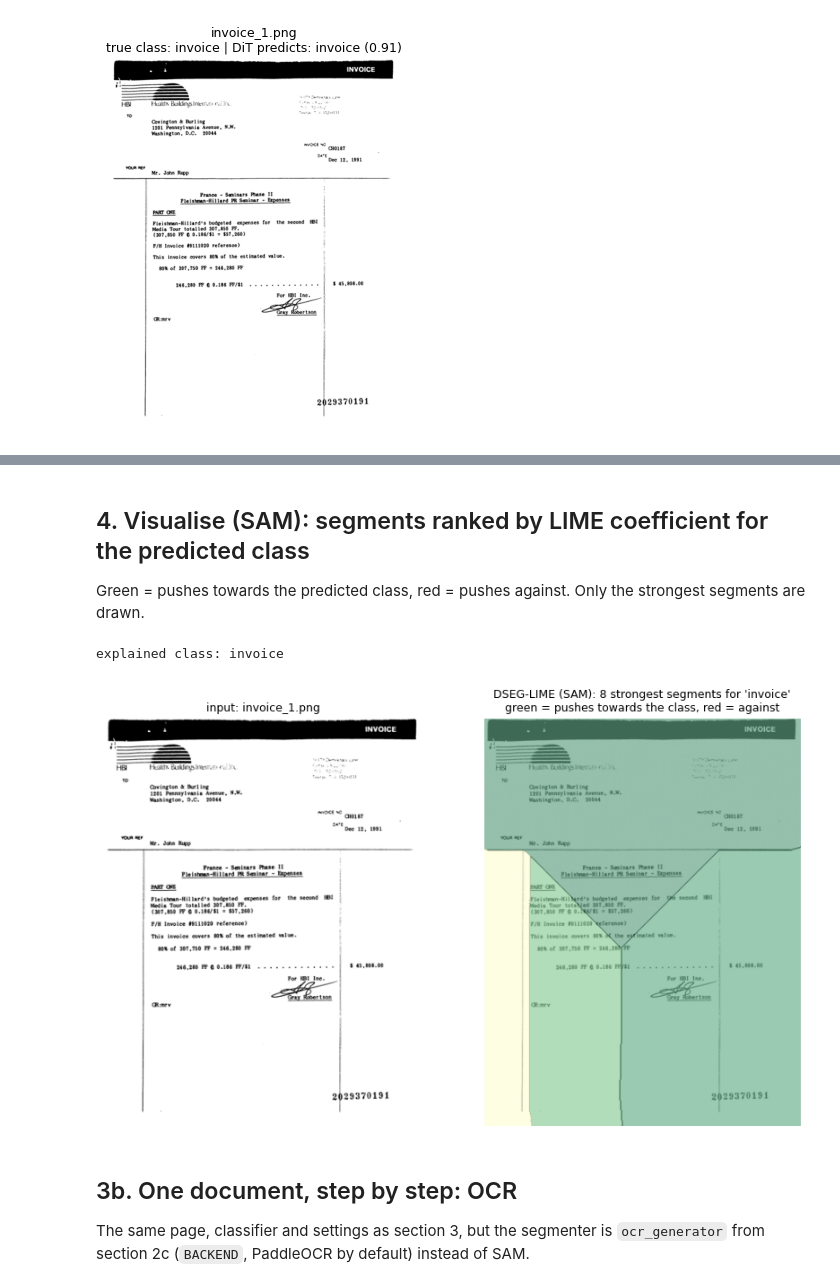
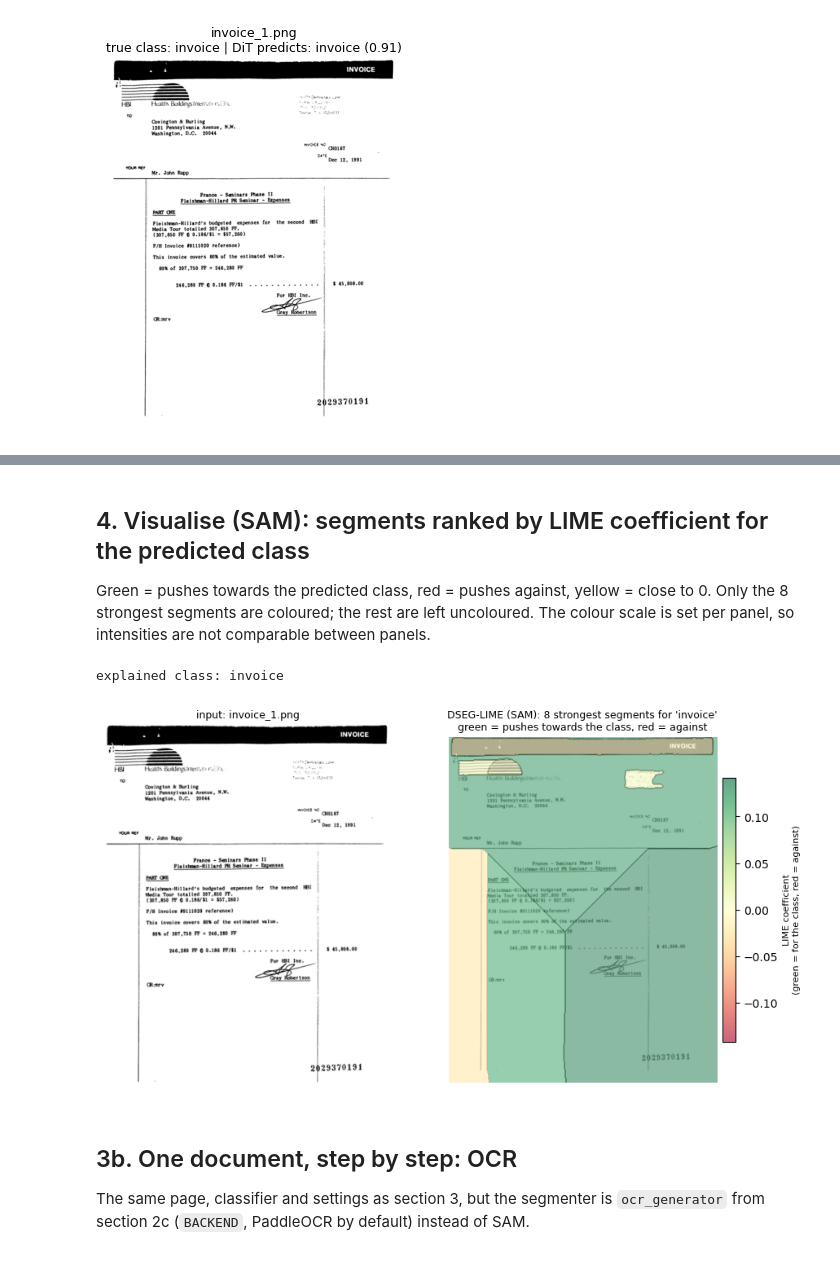
Before and after one commit to EmanuelaBoros/dseg-lime, a Jupyter notebook: notebooks/dseg_lime_rvlcdip.ipynb, the cells around one changed output, grey strips where cells are left out. Cells and saved outputs as stored; diff of their text form; code cells hidden in the pictures.

```diff
--- a/notebooks/dseg_lime_rvlcdip.ipynb
+++ b/notebooks/dseg_lime_rvlcdip.ipynb
@@ -29,6 +29,7 @@ MAX_SIDE = 512        # documents are downscaled for SAM / LIME speed
 NUM_SAMPLES = 256     # LIME neighbourhood size per iteration
 ITERATIONS = 2        # DSEG hierarchy depth (coarse -> fine)
 DEVICE = "cpu"        # SAM + DiT; set "mps"/"cuda" if available and stable
+DOCS = ["invoice_1.png", "letter_1.png", "resume_1.png"]   # the pages used everywhere below, one per class (files in data/rvlcdip_samples)
 
 import contextlib
 @contextlib.contextmanager
@@ -94,9 +95,7 @@ def overlay(img, masks, seed=0):
         canvas[seg] = 0.4 * canvas[seg] + 0.6 * rng.integers(40, 255, 3)
     return canvas.astype(np.uint8)
 
-first_per_class = {}
-for f in sorted(p.name for p in SAMPLES.glob("*.png")):
-    first_per_class.setdefault(f.rsplit("_", 1)[0], f)
+first_per_class = {f.rsplit("_", 1)[0]: f for f in DOCS}      # {class: file}
 
 fig, axes = plt.subplots(len(first_per_class), 3, figsize=(9, 4.2 * len(first_per_class)))
 for row, (cls, f) in tqdm(zip(axes, first_per_class.items()), total=len(first_per_class), desc="SAM masks"):
@@ -172,29 +171,36 @@ SAM: 54s, 4 segments at the last level
 # %% [markdown]
 ## 4. Visualise (SAM): segments ranked by LIME coefficient for the predicted class
 
-Green = pushes towards the predicted class, red = pushes against. Only the strongest segments are drawn.
+Green = pushes towards the predicted class, red = pushes against, yellow = close to 0. Only the 8 strongest segments are coloured; the rest are left uncoloured. The colour scale is set per panel, so intensities are not comparable between panels.
 # %%
-def show(exp, image, label, k=8, ax=None):
+def show(exp, image, label, k=8, ax=None, cbar=False):
+    """Overlay the k segments with the largest |LIME coefficient| for `label`.
+    green = pushes towards the class, red = pushes against, yellow = near 0. Other segments are left uncoloured.
+    The colour scale is symmetric and set per call (max |coefficient| in the panel), so it is not comparable across panels."""
     ax = ax or plt.gca()
     coefs = {t[0]: t[1] for t in exp.local_exp[label]}   # entries are (segment_id, weight, 0.0)
-    heat = np.zeros(exp.segments.shape)
+    heat = np.full(exp.segments.shape, np.nan)            # NaN = not among the k strongest -> transparent
     for sid, w in sorted(coefs.items(), key=lambda t: -abs(t[1]))[:k]:
         heat[exp.segments == sid] = w
-    m = np.abs(heat).max() or 1
-    ax.imshow(image); ax.imshow(heat, cmap="RdYlGn", vmin=-m, vmax=m, alpha=0.55)
+    m = np.nanmax(np.abs(heat)) if np.isfinite(heat).any() else 1.0
+    ax.imshow(image)
+    im = ax.imshow(np.ma.masked_invalid(heat), cmap="RdYlGn", vmin=-m, vmax=m, alpha=0.6)
     ax.imshow(mark_boundaries(np.zeros(image.shape[:2]), exp.segments.astype(int))[..., 0], cmap="gray_r", alpha=0.25)
     ax.axis("off")
+    if cbar:
+        c = ax.figure.colorbar(im, ax=ax, fraction=0.046, pad=0.02)
+        c.set_label("LIME coefficient\n(green = for the class, red = against)", fontsize=8)
 
 label = exp.top_labels[0]
 print("explained class:", id2label[int(label)])
 fig, ax = plt.subplots(1, 2, figsize=(10, 7))
 ax[0].imshow(image); ax[0].set_title(f"input: {name}", fontsize=9); ax[0].axis("off")
-show(exp, image, label, ax=ax[1])
+show(exp, image, label, ax=ax[1], cbar=True)
 ax[1].set_title(f"DSEG-LIME (SAM): 8 strongest segments for '{id2label[int(label)]}'\ngreen = pushes towards the class, red = against", fontsize=9)
 plt.show()
 # %% [output]
 explained class: invoice
-[figure, old version]
+[figure, new version]
 # %% [markdown]
 ## 3b. One document, step by step: OCR
 
```
Also changed, not shown: parts of 13 cells of this notebook, 1 other file.
